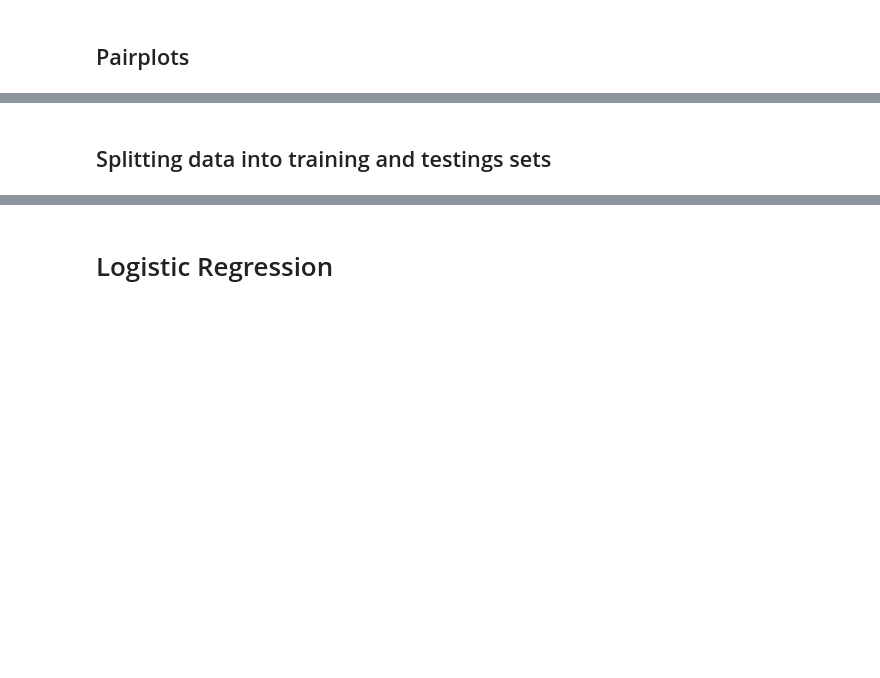
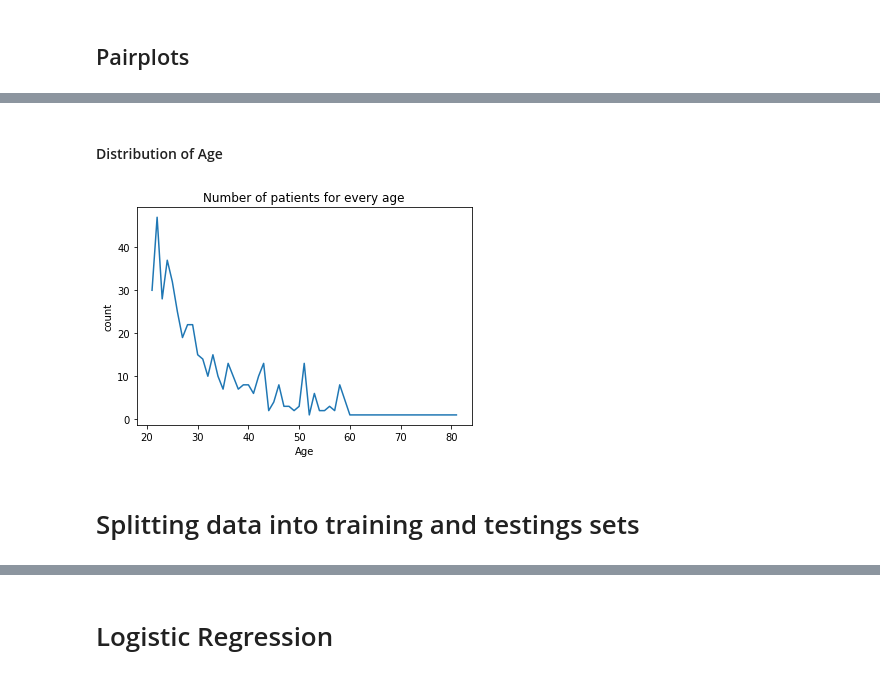
Before and after one commit to lynda-trad/PIMA, a Jupyter notebook: PIMA.ipynb, the cells around one changed output, grey strips where cells are left out. Cells and saved outputs as stored; diff of their text form; code cells hidden in the pictures; blank space fills up the shorter version.

```diff
--- a/PIMA.ipynb
+++ b/PIMA.ipynb
@@ -163,5 +182,14 @@ fig.show()
+# %% [markdown]
+#### Distribution of Age
+# %%
+age_data = data.groupby(['Age']).size().reset_index(name='count')
+sns.lineplot(data=age_data, x='Age', y='count')
+plt.title('Number of patients for every age')
+plt.show()
+# %% [output]
+[figure, added]
 # %% [markdown]
-## Splitting data into training and testings sets
+# Splitting data into training and testings sets
 # %%
 X = data.iloc[:,:-1]
 y = data.iloc[:,-1]
```
Also changed, not shown: parts of 28 cells of this notebook.
